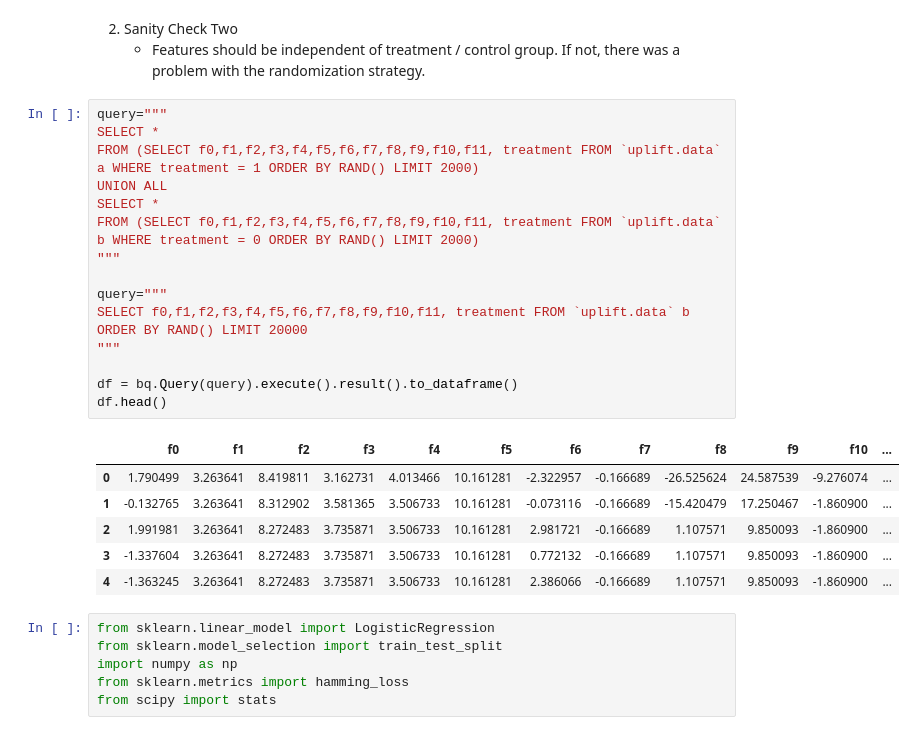
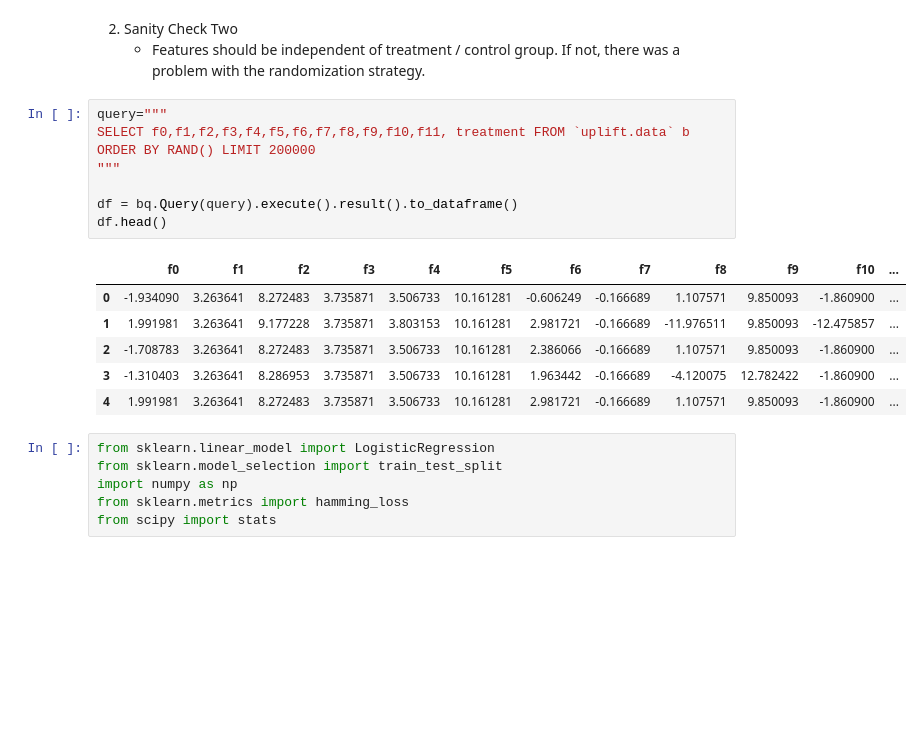
Before and after one commit to cloud36/uplift_modeling_criteo, a Jupyter notebook: eda_notebooks/EDA_cb.ipynb, the cells around one changed output. Drawn from its saved outputs; the diff is of its cells as text; blank space fills up the shorter version.

```diff
--- a/eda_notebooks/EDA_cb.ipynb
+++ b/eda_notebooks/EDA_cb.ipynb
@@ -100,26 +102,18 @@ df.head()
     - Features should be independent of treatment / control group. If not, there was a problem with the randomization strategy.
 # %%
 query="""
-SELECT *
-FROM (SELECT f0,f1,f2,f3,f4,f5,f6,f7,f8,f9,f10,f11, treatment FROM `uplift.data` a WHERE treatment = 1 ORDER BY RAND() LIMIT 2000)
-UNION ALL
-SELECT *
-FROM (SELECT f0,f1,f2,f3,f4,f5,f6,f7,f8,f9,f10,f11, treatment FROM `uplift.data` b WHERE treatment = 0 ORDER BY RAND() LIMIT 2000)
-"""
-
-query="""
-SELECT f0,f1,f2,f3,f4,f5,f6,f7,f8,f9,f10,f11, treatment FROM `uplift.data` b ORDER BY RAND() LIMIT 20000
+SELECT f0,f1,f2,f3,f4,f5,f6,f7,f8,f9,f10,f11, treatment FROM `uplift.data` b ORDER BY RAND() LIMIT 200000
 """
 
 df = bq.Query(query).execute().result().to_dataframe()
 df.head()
 # %% [output]
 |  | f0 | f1 | f2 | f3 | f4 | f5 | f6 | f7 | f8 | f9 | f10 | ... |
-| 0 | 1.790499 | 3.263641 | 8.419811 | 3.162731 | 4.013466 | 10.161281 | -2.322957 | -0.166689 | -26.525624 | 24.587539 | -9.276074 | ... |
-| 1 | -0.132765 | 3.263641 | 8.312902 | 3.581365 | 3.506733 | 10.161281 | -0.073116 | -0.166689 | -15.420479 | 17.250467 | -1.860900 | ... |
-| 2 | 1.991981 | 3.263641 | 8.272483 | 3.735871 | 3.506733 | 10.161281 | 2.981721 | -0.166689 | 1.107571 | 9.850093 | -1.860900 | ... |
-| 3 | -1.337604 | 3.263641 | 8.272483 | 3.735871 | 3.506733 | 10.161281 | 0.772132 | -0.166689 | 1.107571 | 9.850093 | -1.860900 | ... |
-| 4 | -1.363245 | 3.263641 | 8.272483 | 3.735871 | 3.506733 | 10.161281 | 2.386066 | -0.166689 | 1.107571 | 9.850093 | -1.860900 | ... |
+| 0 | -1.934090 | 3.263641 | 8.272483 | 3.735871 | 3.506733 | 10.161281 | -0.606249 | -0.166689 | 1.107571 | 9.850093 | -1.860900 | ... |
+| 1 | 1.991981 | 3.263641 | 9.177228 | 3.735871 | 3.803153 | 10.161281 | 2.981721 | -0.166689 | -11.976511 | 9.850093 | -12.475857 | ... |
+| 2 | -1.708783 | 3.263641 | 8.272483 | 3.735871 | 3.506733 | 10.161281 | 2.386066 | -0.166689 | 1.107571 | 9.850093 | -1.860900 | ... |
+| 3 | -1.310403 | 3.263641 | 8.286953 | 3.735871 | 3.506733 | 10.161281 | 1.963442 | -0.166689 | -4.120075 | 12.782422 | -1.860900 | ... |
+| 4 | 1.991981 | 3.263641 | 8.272483 | 3.735871 | 3.506733 | 10.161281 | 2.981721 | -0.166689 | 1.107571 | 9.850093 | -1.860900 | ... |
 # %%
 from sklearn.linear_model import LogisticRegression
 from sklearn.model_selection import train_test_split
```
Also changed, not shown: parts of 12 cells of this notebook, 2 other files.
